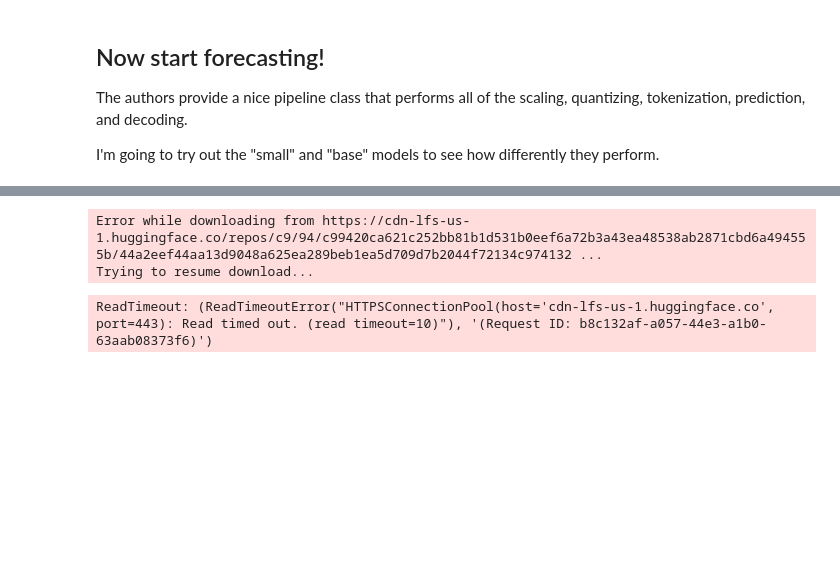
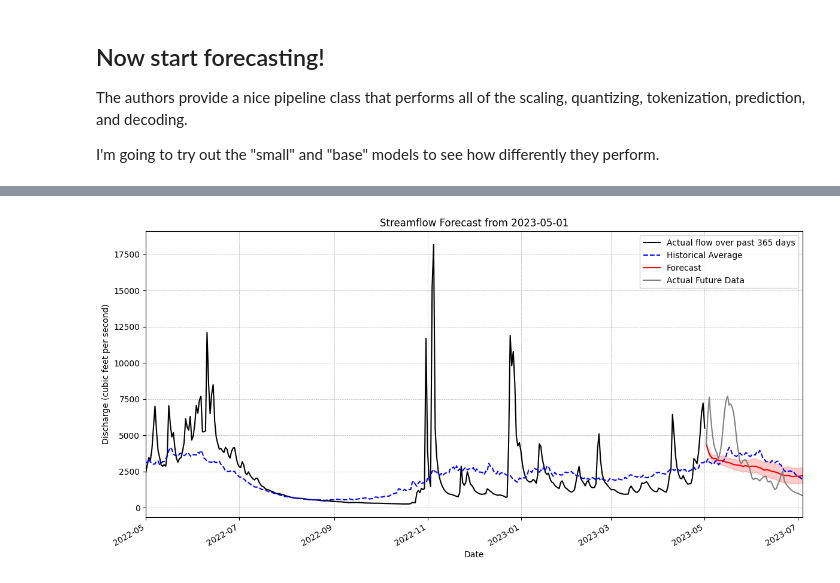
Before and after one commit to dougollerenshaw/chronos-forecasting, a Jupyter notebook: notebooks/2024.08.28_streamflow_extended.ipynb, the cells around one changed output, grey strips where cells are left out. Drawn from its saved outputs; the diff is of its cells as text; code cells hidden in the pictures; blank space fills up the shorter version.

```diff
--- a/notebooks/2024.08.28_streamflow_extended.ipynb
+++ b/notebooks/2024.08.28_streamflow_extended.ipynb
@@ -262,10 +386,6 @@ RuntimeError: Found no NVIDIA driver on your system. Please check that you have
 # %%
 pipeline_base = ChronosPipeline.from_pretrained(
     "amazon/chronos-t5-base",
-    device_map="cpu",  # use "cpu" for CPU inference and "mps" for Apple Silicon
+    device_map="cuda",  # use "cpu" for CPU inference and "mps" for Apple Silicon
     torch_dtype=torch.bfloat16,
 )
-# %% [output]
-Error while downloading from https://cdn-lfs-us-1.huggingface.co/repos/c9/94/c99420ca621c252bb81b1d531b0eef6a72b3a43ea48538ab2871cbd6a494555b/44a2eef44aa13d9048a625ea289beb1ea5d709d7b2044f72134c974132 ...
-Trying to resume download...
-ReadTimeout: (ReadTimeoutError("HTTPSConnectionPool(host='cdn-lfs-us-1.huggingface.co', port=443): Read timed out. (read timeout=10)"), '(Request ID: b8c132af-a057-44e3-a1b0-63aab08373f6)')
@@ -403,9 +398,17 @@ def get_and_plot_forecast(data, date, num_samples, prediction_length, history_to
 # %%
 forecast_df = get_forecast_dataframe(
     input_date='2023-05-01',
     num_samples=30,
     prediction_length=64,
-    pipeline=pipeline,
+    pipeline=pipeline_small,
     data=data
 )
+
+fig, ax = plot_streamflow_forecast(
+    data=data,
+    forecast_df=forecast_df,
+    history_to_plot=365,
+)
+# %% [output]
+[figure, added]
 # %%
```
Also changed, not shown: parts of 11 cells of this notebook.
